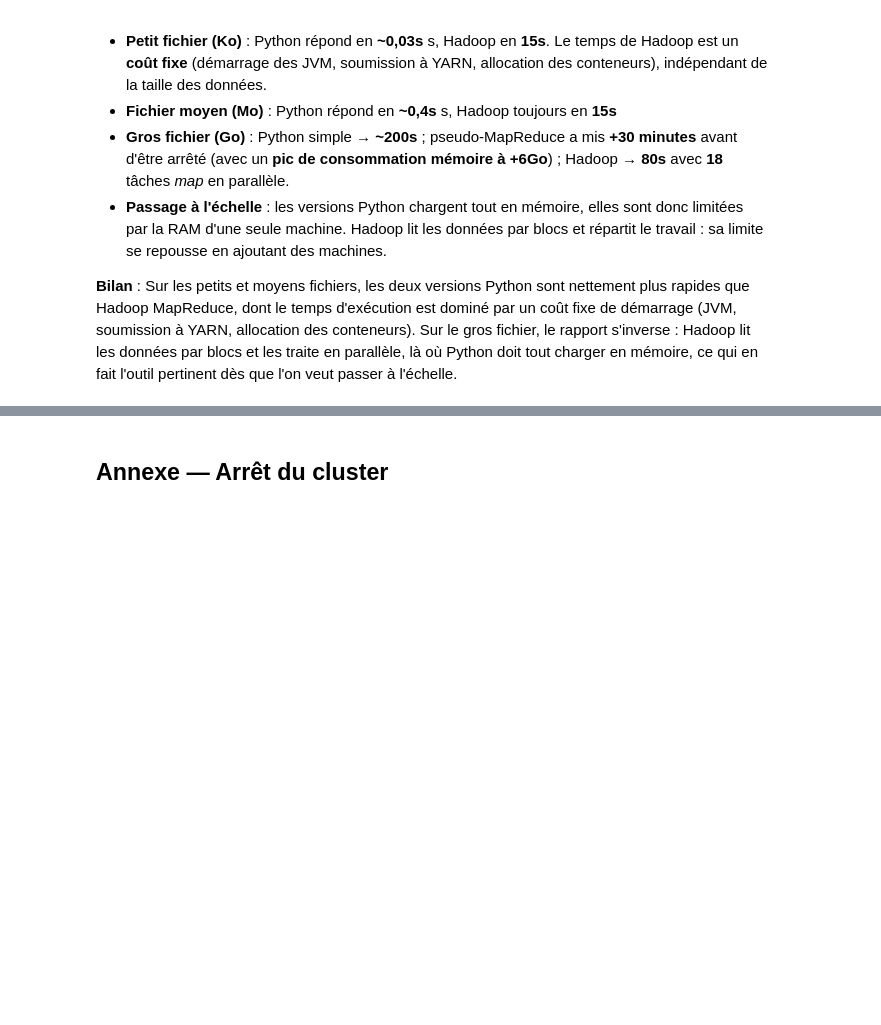
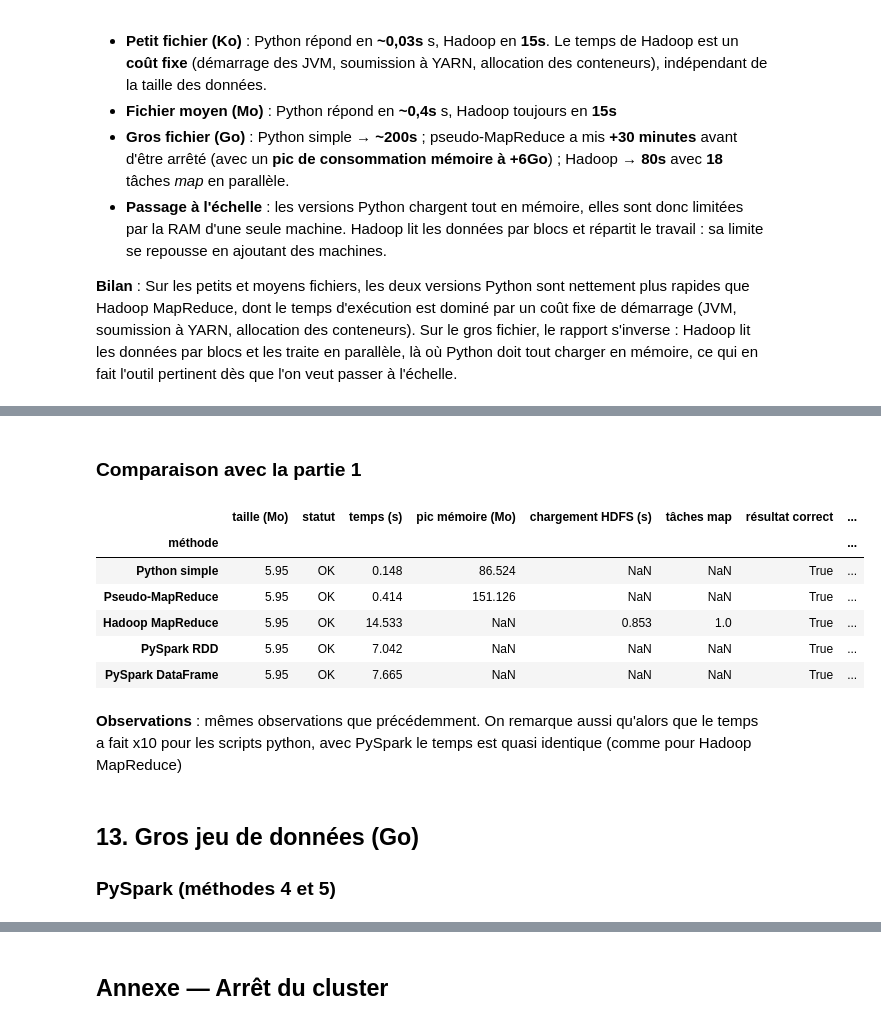
Before and after one commit to Tounos/5A-BigData-CompteurMots, a Jupyter notebook: TP1_comptage_mots.ipynb, the cells around one changed output, grey strips where cells are left out. Saved outputs shown, nothing was run; the diff lists cells and outputs as text; code cells hidden in the pictures; blank space fills up the shorter version.

```diff
--- a/TP1_comptage_mots.ipynb
+++ b/TP1_comptage_mots.ipynb
@@ -516,0 +673,18 @@ plt.show()
+# %% [markdown]
+### Comparaison avec la partie 1
+# %%
+comparer("moyen")
+# %% [output]
+|  | taille (Mo) | statut | temps (s) | pic mémoire (Mo) | chargement HDFS (s) | tâches map | résultat correct | ... |
+| méthode |  |  |  |  |  |  |  | ... |
+| Python simple | 5.95 | OK | 0.148 | 86.524 | NaN | NaN | True | ... |
+| Pseudo-MapReduce | 5.95 | OK | 0.414 | 151.126 | NaN | NaN | True | ... |
+| Hadoop MapReduce | 5.95 | OK | 14.533 | NaN | 0.853 | 1.0 | True | ... |
+| PySpark RDD | 5.95 | OK | 7.042 | NaN | NaN | NaN | True | ... |
+| PySpark DataFrame | 5.95 | OK | 7.665 | NaN | NaN | NaN | True | ... |
+# %% [markdown]
+**Observations** : mêmes observations que précédemment. On remarque aussi qu'alors que le temps a fait x10 pour les scripts python, avec PySpark le temps est quasi identique (comme pour Hadoop MapReduce)
+# %% [markdown]
+## 13. Gros jeu de données (Go)
+
+### PySpark (méthodes 4 et 5)
```
Also changed, not shown: parts of 26 cells of this notebook, 18 other files.
